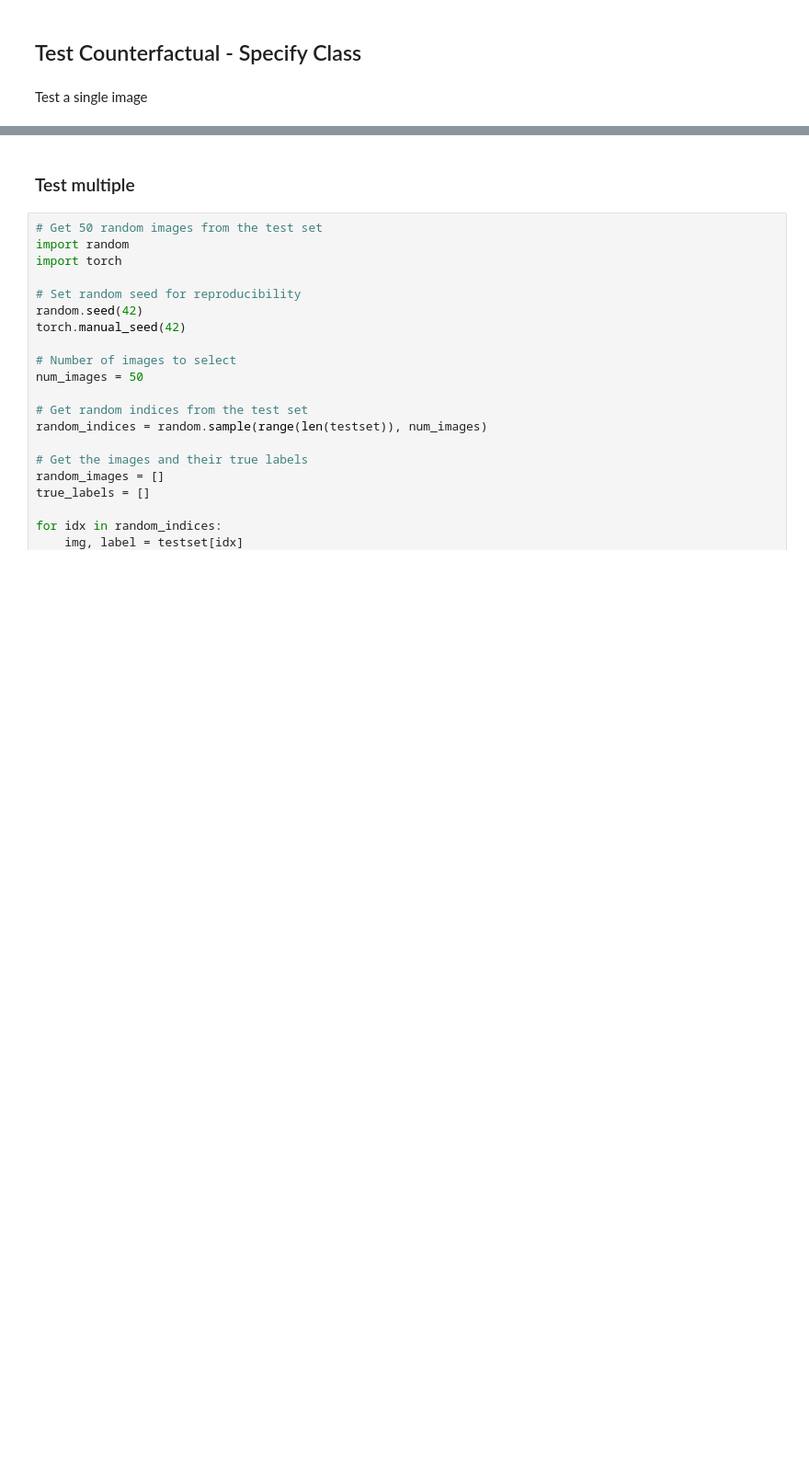
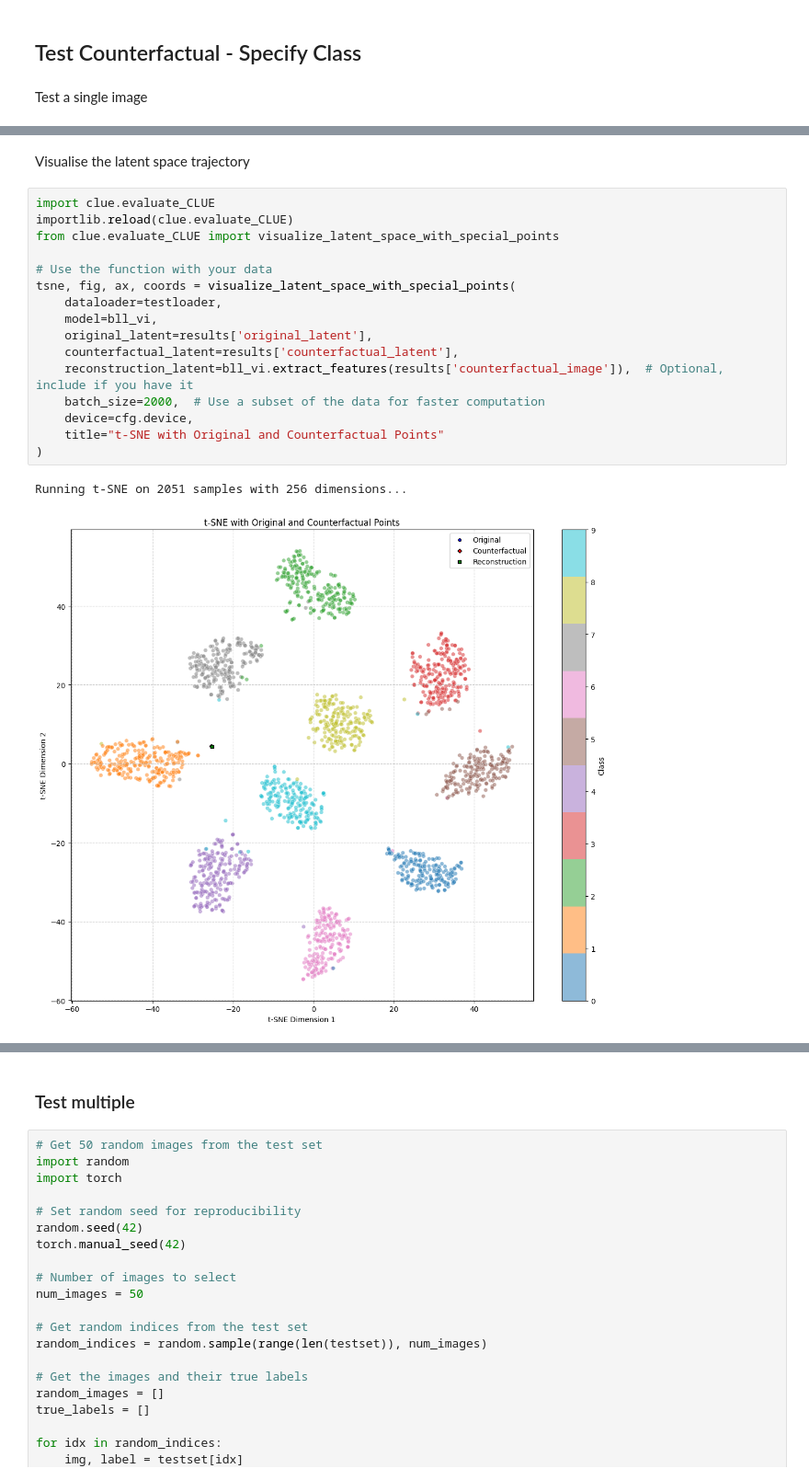
Before and after one commit to confinlay/Bayesian-CE, a Jupyter notebook: MyImplementation/testing_notebooks/test-clue-performance.ipynb, the cells around one changed output, grey strips where cells are left out. Shown at 92% size. Drawn from its saved outputs; the diff is of its cells as text; blank space fills up the shorter version.

```diff
--- a/MyImplementation/testing_notebooks/test-clue-performance.ipynb
+++ b/MyImplementation/testing_notebooks/test-clue-performance.ipynb
@@ -595,0 +614,21 @@ Realism score difference (recon vs CF): 0.000
+# %% [markdown]
+Visualise the latent space trajectory
+# %%
+import clue.evaluate_CLUE
+importlib.reload(clue.evaluate_CLUE)
+from clue.evaluate_CLUE import visualize_latent_space_with_special_points
+
+# Use the function with your data
+tsne, fig, ax, coords = visualize_latent_space_with_special_points(
+    dataloader=testloader,
+    model=bll_vi,
+    original_latent=results['original_latent'],
+    counterfactual_latent=results['counterfactual_latent'],
+    reconstruction_latent=bll_vi.extract_features(results['counterfactual_image']),  # Optional, include if you have it
+    batch_size=2000,  # Use a subset of the data for faster computation
+    device=cfg.device,
+    title="t-SNE with Original and Counterfactual Points"
+)
+# %% [output]
+Running t-SNE on 2051 samples with 256 dimensions...
+[figure, added]
```
Also changed, not shown: parts of 6 cells of this notebook, 1 other file.
